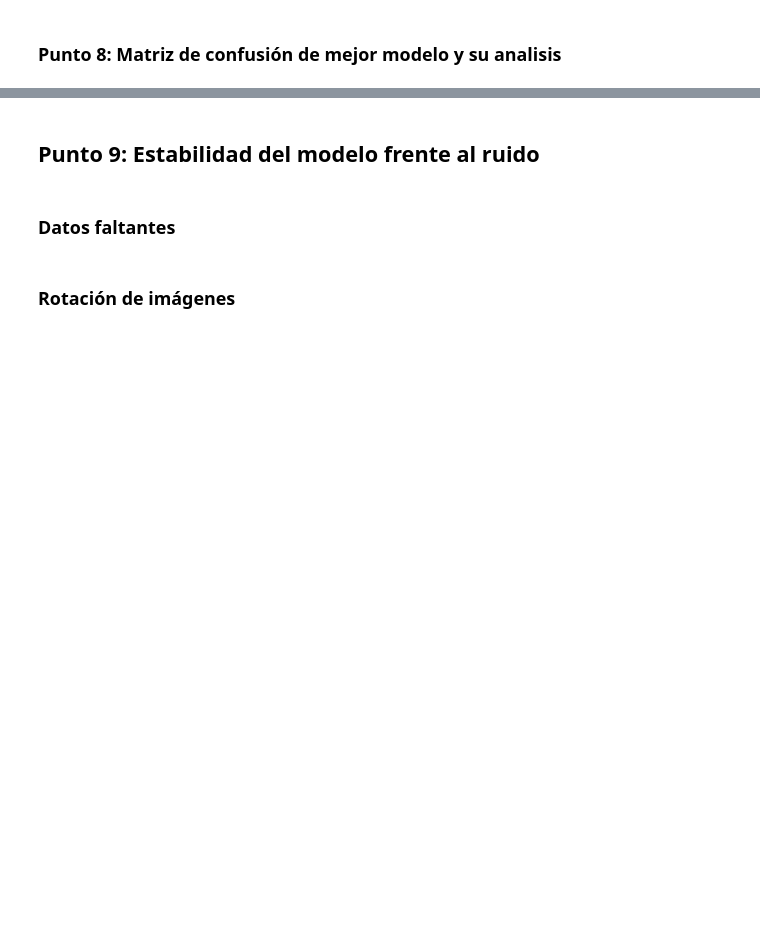
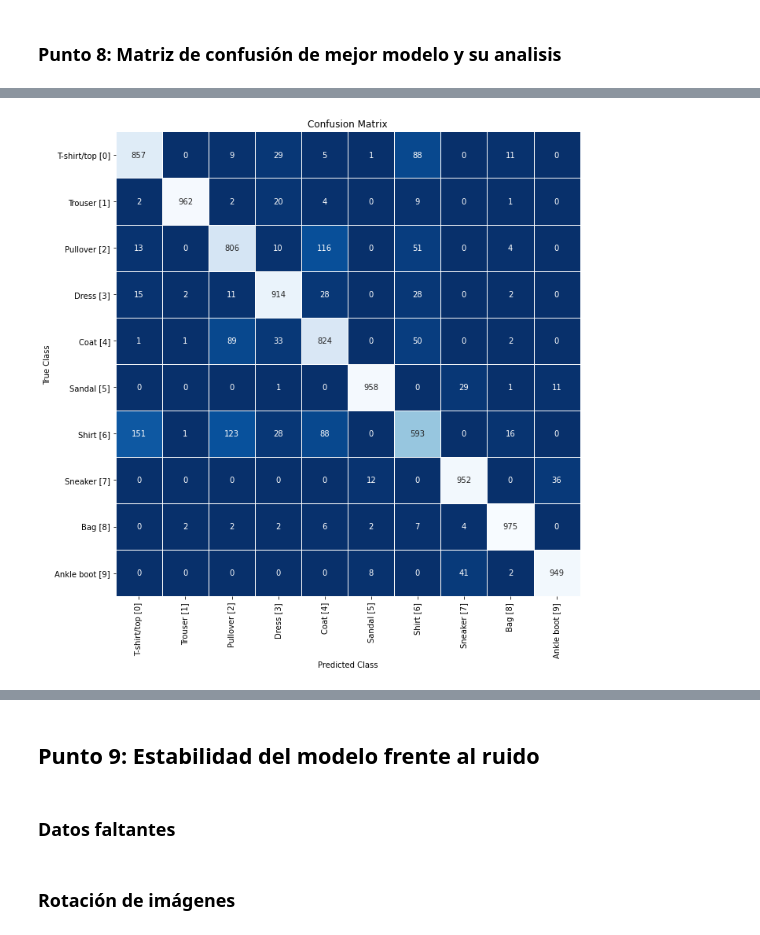
Before and after one commit to mcnanton/tp2AA, a Jupyter notebook: TP2AA.ipynb, the cells around one changed output, grey strips where cells are left out. Drawn from its saved outputs; the diff is of its cells as text; code cells hidden in the pictures; blank space fills up the shorter version.

Commit message:
puntos 7 y 8: eval mejores modelos

```diff
--- a/TP2AA.ipynb
+++ b/TP2AA.ipynb
@@ -798,7 +781,7 @@ PASO 2: Recupero los mejores parametros de cada modelo
 #### Random Forest
 # %%
 # Mejores Parametros Random Forest:
-n_estimators_rf = 200
+n_estimators_rf = 450
 max_depth_rf = 30
 # %%
 print(f'los hiperparámetros óptimos del random forest son nº estimators = {n_estimators_rf} y max_depth = {max_depth_rf}')  # leerlos del csv
@@ -849,0 +853,3 @@ with open('models/gradientboostingmachines_opt.pkl','rb') as modelFile:
+# %%
+# Predecimos con el modelo de Random Forest optimizado, sobre el conjunto de test original:
+y_rfpred = rfo.predict(X_test)
@@ -856,2 +930,18 @@ with open('models/gradientboostingmachines_opt.pkl','rb') as modelFile:
 # %% [markdown]
 ### Punto 8: Matriz de confusión de mejor modelo y su analisis
+# %%
+# Creamos la matriz de confusion:
+from sklearn.metrics import confusion_matrix
+import seaborn as sns
+
+nombres = ['T-shirt/top [0]', 'Trouser [1]', 'Pullover [2]', 'Dress [3]', 'Coat [4]', 'Sandal [5]', 'Shirt [6]', 'Sneaker [7]', 'Bag [8]', 'Ankle boot [9]']
+clases = [0, 1, 2, 3, 4, 5, 6, 7, 8, 9]
+dicc = dict(zip(clases, nombres))
+
+
+matriz = confusion_matrix(y_test, y_rfpred)
+df_mc = pd.DataFrame(matriz, index=nombres, columns=nombres)
+#df_mc.index.map(dicc)
+#df_mc.columns.map(dicc)
+
+df_mc
@@ -857,0 +960,9 @@ with open('models/gradientboostingmachines_opt.pkl','rb') as modelFile:
+# %%
+# graficamos la matriz de confusion
+
+plt.figure(figsize=(10,10))
+sns.heatmap(df_mc, annot=True, linewidths=.5, fmt=".0f", square = True, cmap = 'Blues_r', cbar=None ).set(xlabel='Predicted Class', ylabel='True Class')
+plt.title("Confusion Matrix"), plt.tight_layout()
+plt.show()
+# %% [output]
+[figure, added]
```
Also changed, not shown: parts of 30 cells of this notebook, 2 other files.
